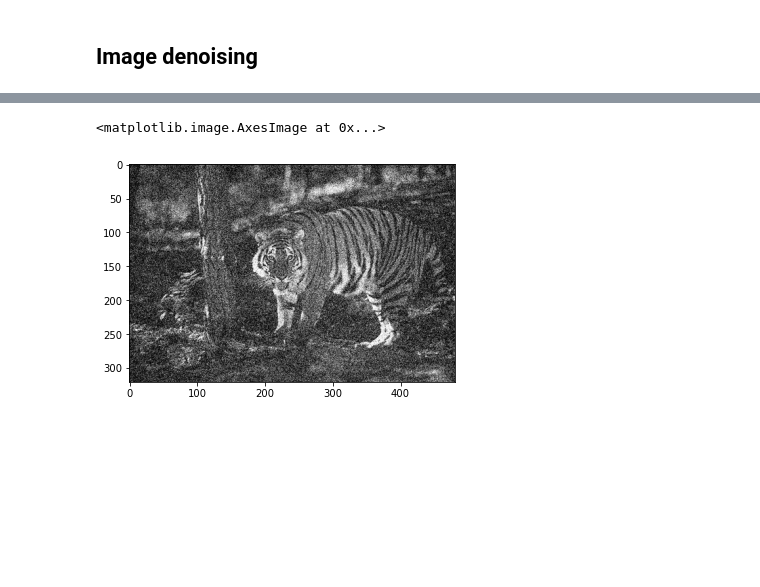
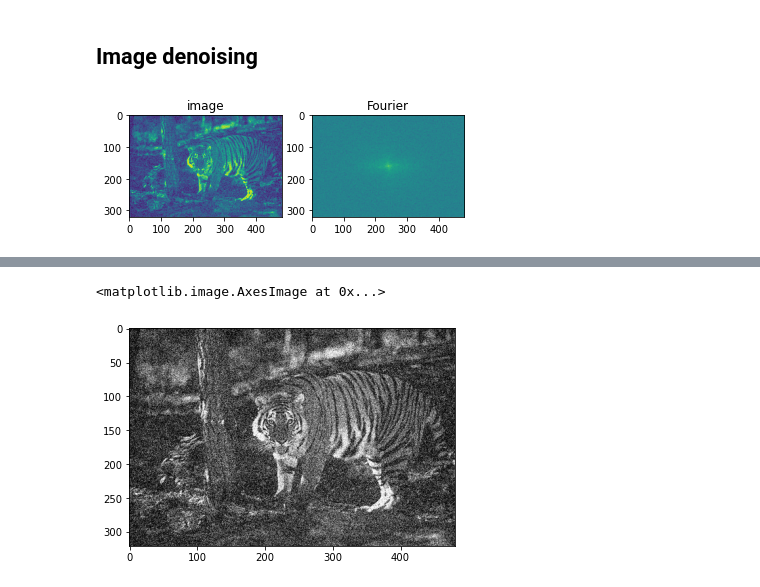
Before and after one commit to AshwinUniyal/Image_denoising, a Jupyter notebook: Untitled.ipynb, the cells around one changed output, grey strips where cells are left out. Cells and saved outputs as stored; diff of their text form; code cells hidden in the pictures; blank space fills up the shorter version.

```diff
--- a/Untitled.ipynb
+++ b/Untitled.ipynb
@@ -10,4 +13,16 @@ import numpy as np
 # %%
-image = io.imread('0014n.png', as_gray=True)
+image = img_as_float(io.imread('0014n.png', as_gray = True))
 # %%
 image_org = io.imread('0014.png', as_gray=True)
+# %%
+imfft = fftshift(fft2(image))
+imm = np.log(np.abs(imfft))
+fig = plt.figure()
+ax = fig.add_subplot(1, 2, 1)
+p = plt.imshow(image)
+t = ax.set_title('image')
+ax = fig.add_subplot(1, 2, 2)
+p = plt.imshow(imm)
+t = ax.set_title('Fourier')
+# %% [output]
+[figure, added]
```
Also changed, not shown: parts of 13 cells of this notebook.
